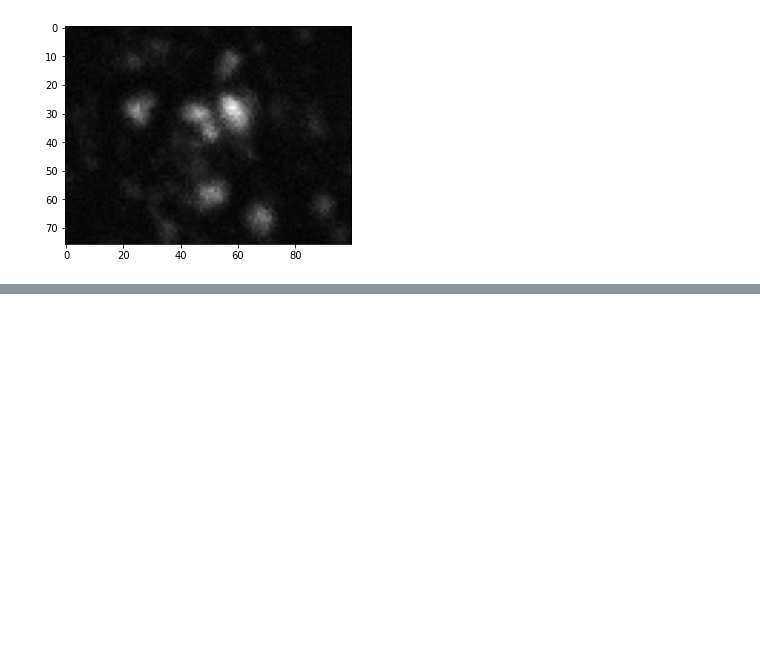
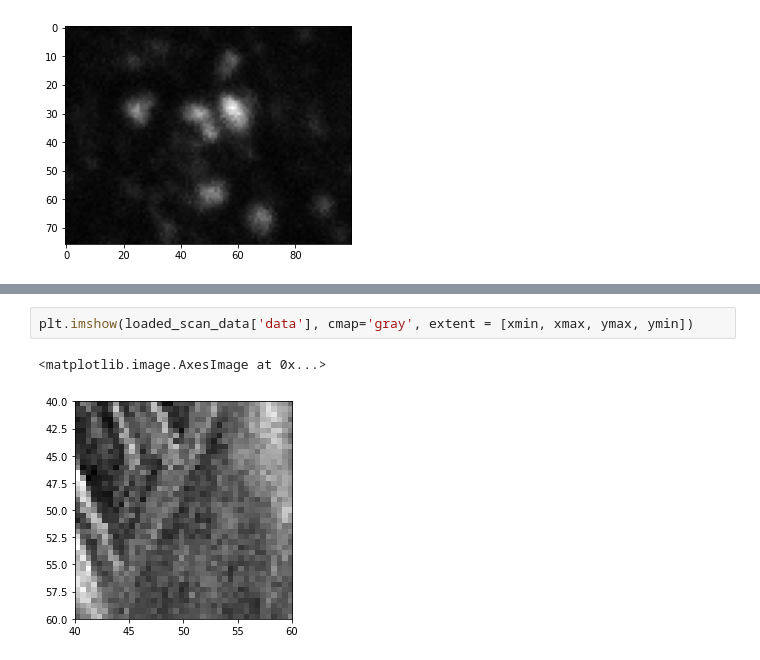
Before and after one commit to qt3uw/qt3-utils, a Jupyter notebook: examples/load_saved_piezoscan.ipynb, the cells around one changed output, grey strips where cells are left out. Cells and saved outputs as stored; diff of their text form; blank space fills up the shorter version.

```diff
--- a/examples/load_saved_piezoscan.ipynb
+++ b/examples/load_saved_piezoscan.ipynb
@@ -35,0 +53,5 @@ plt.imshow(scan, cmap='gray')
+# %%
+plt.imshow(loaded_scan_data['data'], cmap='gray', extent = [xmin, xmax, ymax, ymin])
+# %% [output]
+<matplotlib.image.AxesImage at 0x...>
+[figure, added]
```
Also changed, not shown: parts of 3 cells of this notebook, 4 other files.
